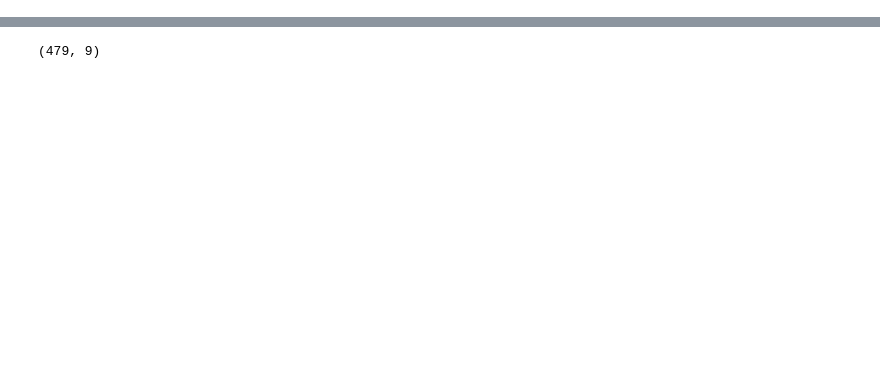
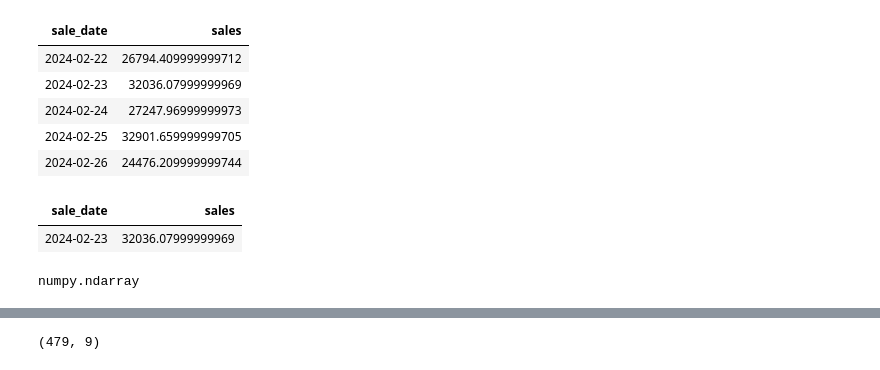
Before and after one commit to C5m7b4/Araxia, a Jupyter notebook: examples/example.ipynb, the cells around one changed output, grey strips where cells are left out. Drawn from its saved outputs; the diff is of its cells as text; code cells hidden in the pictures; blank space fills up the shorter version.

```diff
--- a/examples/example.ipynb
+++ b/examples/example.ipynb
@@ -13,2 +15,20 @@ df = pd.read_csv('sales.csv')
+# %%
+df.head()
+# %% [output]
+| sale_date | sales |
+| 2024-02-22 | 26794.409999999712 |
+| 2024-02-23 | 32036.07999999969 |
+| 2024-02-24 | 27247.96999999973 |
+| 2024-02-25 | 32901.659999999705 |
+| 2024-02-26 | 24476.209999999744 |
+# %%
+df.loc[1]
+# %% [output]
+| sale_date | sales |
+| 2024-02-23 | 32036.07999999969 |
 # %%
 X_raw, y_raw = create_lagged_dataset(df, 'sale_date', 'sales', lag=5)
+# %%
+type(X_raw)
+# %% [output]
+numpy.ndarray
```
Also changed, not shown: parts of 49 cells of this notebook, 3 other files.
